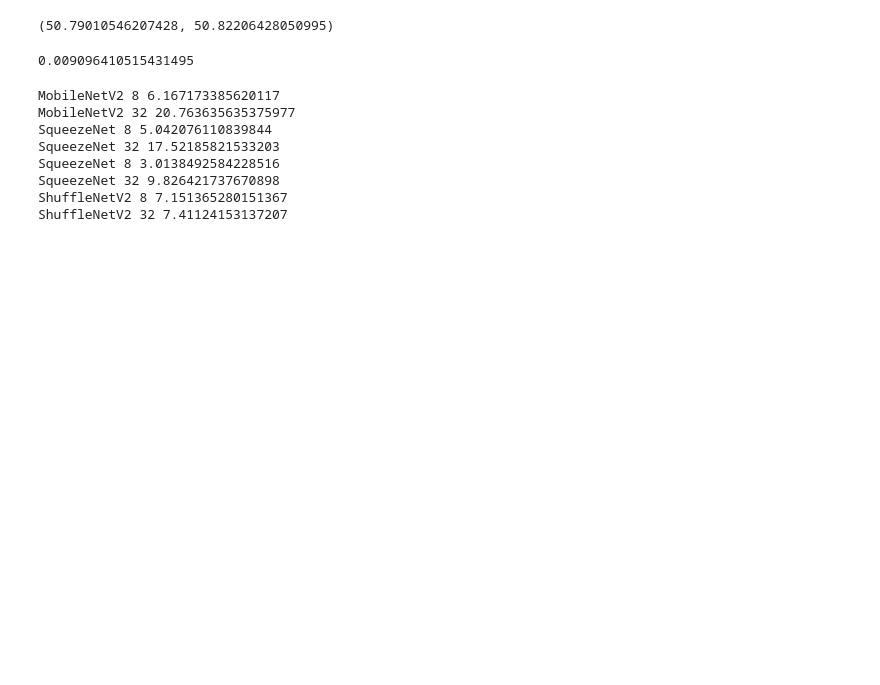
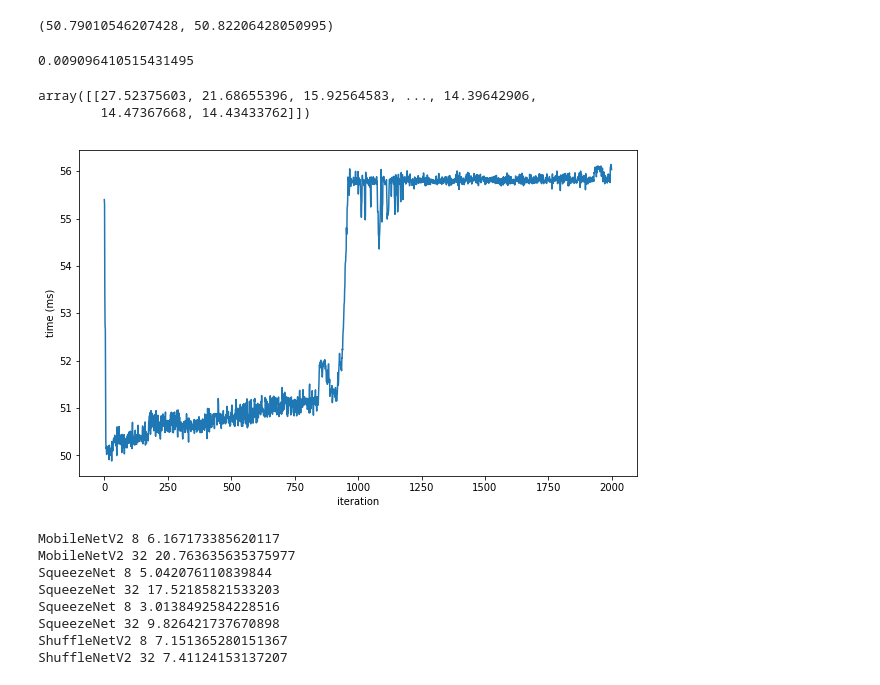
Before and after one commit to EliPassov/gator, a Jupyter notebook: analysis/time_nets.ipynb, the cells around one changed output. Saved outputs shown, nothing was run; the diff lists cells and outputs as text; code cells hidden in the pictures; blank space fills up the shorter version.

Commit message:
Add batch timing plot

```diff
--- a/analysis/time_nets.ipynb
+++ b/analysis/time_nets.ipynb
@@ -62,7 +62,7 @@ def time_net(net, batch_size=8, run_times=1, measurements=100, lower_limit=0, up
 # %%
 resnet_original = resnet50(True)
 resnet_original = resnet_original.cuda(1)
-times = time_net(resnet_original, batch_size=32, return_times=True)
+times = time_net(resnet_original, batch_size=8, return_times=True, measurements=2000)
 # print(time_net(resnet_original))
 # for i in range(10):
 #     times=time_net(resnet_original)
@@ -215,9 +213,18 @@ ttt=times.min(1)
 (ttt.max()-ttt.min())/ttt[0]
 # %% [output]
 0.009096410515431495
+# %%
+times
+# %% [output]
+array([[27.52375603, 21.68655396, 15.92564583, ..., 14.39642906,
+        14.47367668, 14.43433762]])
 # %%
-plt.figure(figsize=(20,12))
-plt.plot(times.min(1))
+plt.figure(figsize=(10,6))
+plt.plot(times[0])
+plt.xlabel('iteration')
+plt.ylabel('time (ms)');
+# %% [output]
+[figure, added]
 # %%
 plt.figure(figsize=(20,12))
 tt = times[0]
```
Also changed, not shown: parts of 1 cell of this notebook.
